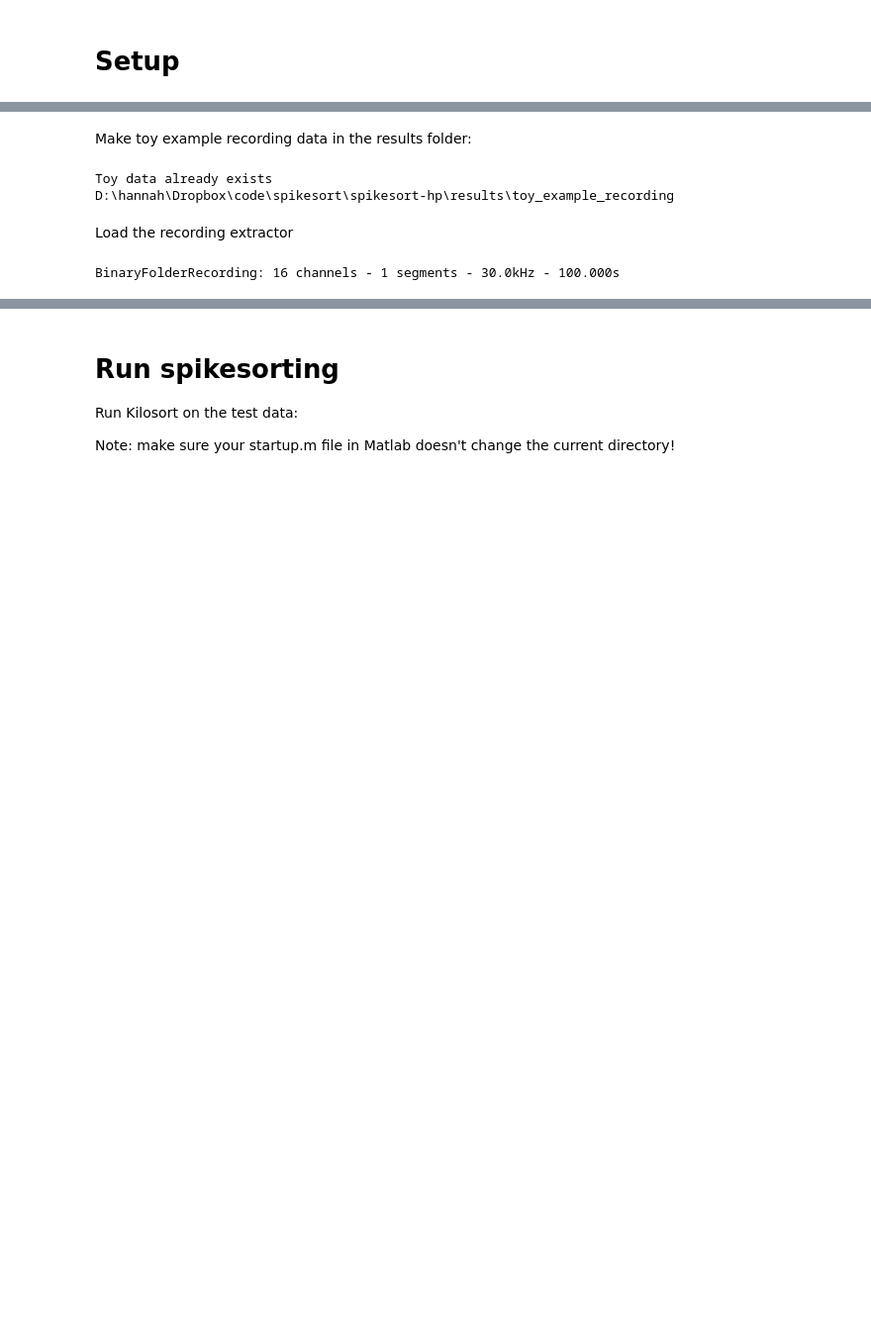
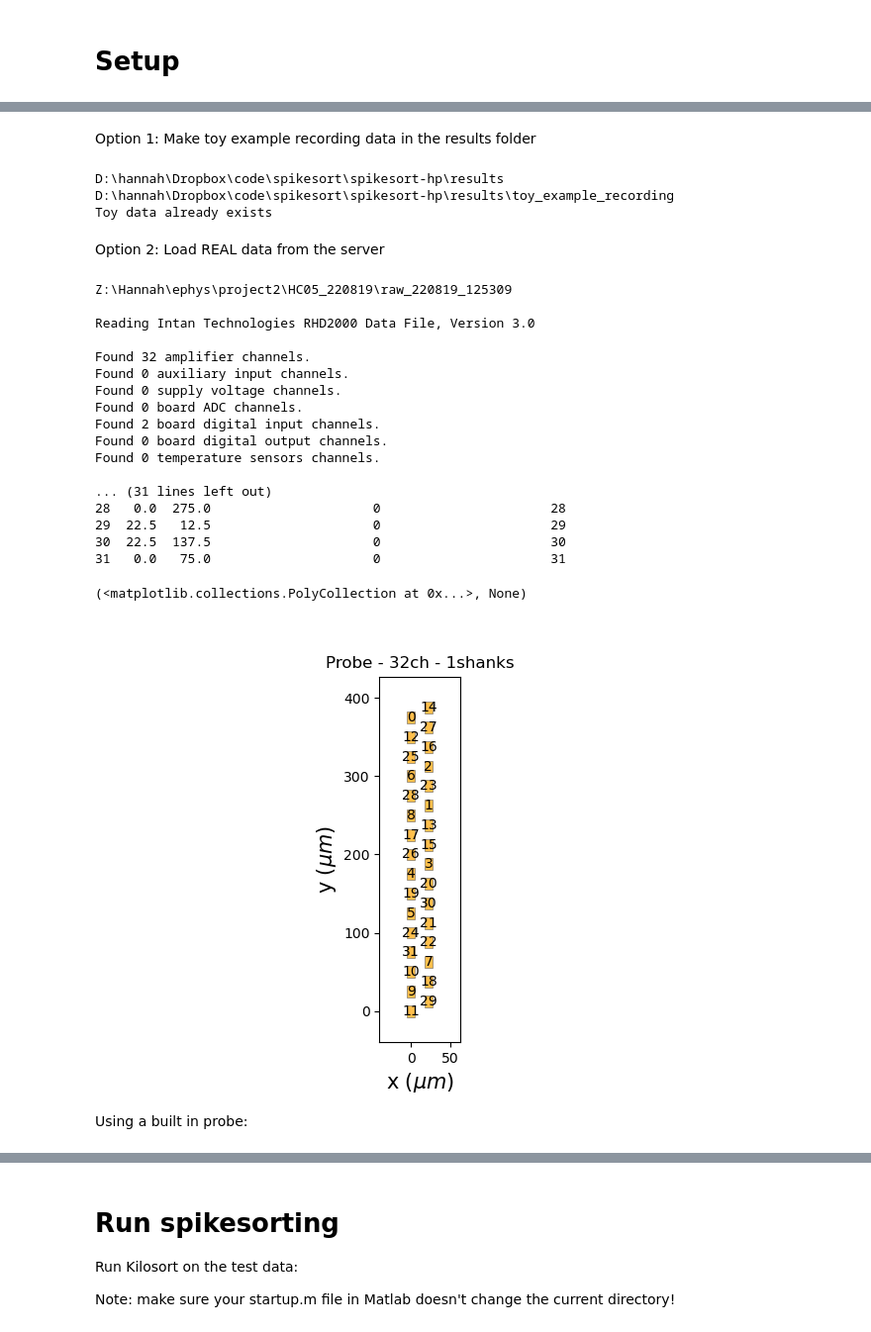
Before and after one commit to hpay/spikesort-hp, a Jupyter notebook: scripts/runme.ipynb, the cells around one changed output, grey strips where cells are left out. Shown at 99% size. Cells and saved outputs as stored; diff of their text form; code cells hidden in the pictures; blank space fills up the shorter version.

```diff
--- a/scripts/runme.ipynb
+++ b/scripts/runme.ipynb
@@ -45,20 +48,68 @@ D:\hannah\Dropbox\code\spikesort\spikesort-hp\results\toy_example_recording
 # %% [markdown]
-Make toy example recording data in the results folder:
+Option 1: Make toy example recording data in the results folder
 # %%
+# Set paths that are used throughout: results and data
+results_path = Path.resolve(Path('..','results'))
+print(results_path)
+data_path = results_path/'toy_example_recording'
+print(data_path)
+
+# Make the toy example in the data folder
 if not data_path.exists():
-    rec, sorting = si.toy_example(num_segments=1, duration=100, seed=1, num_channels=16, num_columns=2)
-    rec.save(folder=data_path)
+    recording, sorting = si.toy_example(num_segments=1, duration=100, seed=1, num_channels=16, num_columns=2)
+    recording.save(folder=data_path)
     print('Created toy data')
 else:
     print('Toy data already exists')
-print(data_path)
+
+recording = si.load_extractor(data_path)
+recording_cmr = recording # It is already filtered and common median filtered
 # %% [output]
+D:\hannah\Dropbox\code\spikesort\spikesort-hp\results
+D:\hannah\Dropbox\code\spikesort\spikesort-hp\results\toy_example_recording
 Toy data already exists
-D:\hannah\Dropbox\code\spikesort\spikesort-hp\results\toy_example_recording
-# %% [markdown]
-Load the recording extractor
-# %%
-rec = si.load_extractor(data_path)
-rec
-# %% [output]
-BinaryFolderRecording: 16 channels - 1 segments - 30.0kHz - 100.000s
+# %% [markdown]
+Option 2: Load REAL data from the server
+# %%
+# Set paths that are used throughout: results and data
+results_path = Path('Z:/Hannah/ephys/project2/HC05_220819')   #  A 32 channel recording, shank A only
+# results_path = Path('Z:/Hannah/ephys/project2/test_rec')    # A short 64 channel recording (all noise, no real spikes)
+data_path = [f for f in results_path.iterdir() if f.is_dir() and f.name.startswith('raw')] # subfolder starting with raw*. Should only be one!
+data_path = data_path[0] # Set data_path to the folder containing the intan.rhd file etc
+print(data_path)
+
+importlib.reload(spikeinterface_hp)
+recording_raw = spikeinterface_hp.read_intan_dat(data_path)
+
+# Load the probe for this file
+importlib.reload(load_probe_rhd)
+probe = load_probe_rhd.H6(data_path/'info.rhd', results_path/'probe.json')
+recording_raw = recording_raw.set_probe(probe, group_mode="by_shank")
+
+# Visualizations/checks
+probe = recording_raw.get_probe() # sorts by index in .dat file
+print(probe.to_dataframe(complete=True).loc[:, ['x','y','contact_ids', 'shank_ids', 'device_channel_indices']])
+pi.plotting.plot_probe(probe, with_channel_index=True)
+# pi.plotting.plot_probe(probe, with_device_index=True) # Now the channel index matches the device index bc it was sorted
+# %% [output]
+Z:\Hannah\ephys\project2\HC05_220819\raw_220819_125309
+
+Reading Intan Technologies RHD2000 Data File, Version 3.0
+
+Found 32 amplifier channels.
+Found 0 auxiliary input channels.
+Found 0 supply voltage channels.
+Found 0 board ADC channels.
+Found 2 board digital input channels.
+Found 0 board digital output channels.
+Found 0 temperature sensors channels.
+
+... (31 lines left out)
+28   0.0  275.0                     0                      28
+29  22.5   12.5                     0                      29
+30  22.5  137.5                     0                      30
+31   0.0   75.0                     0                      31
+(<matplotlib.collections.PolyCollection at 0x...>, None)
+[figure, added]
+# %% [markdown]
+Using a built in probe:
```
Also changed, not shown: parts of 25 cells of this notebook, 10 other files.
